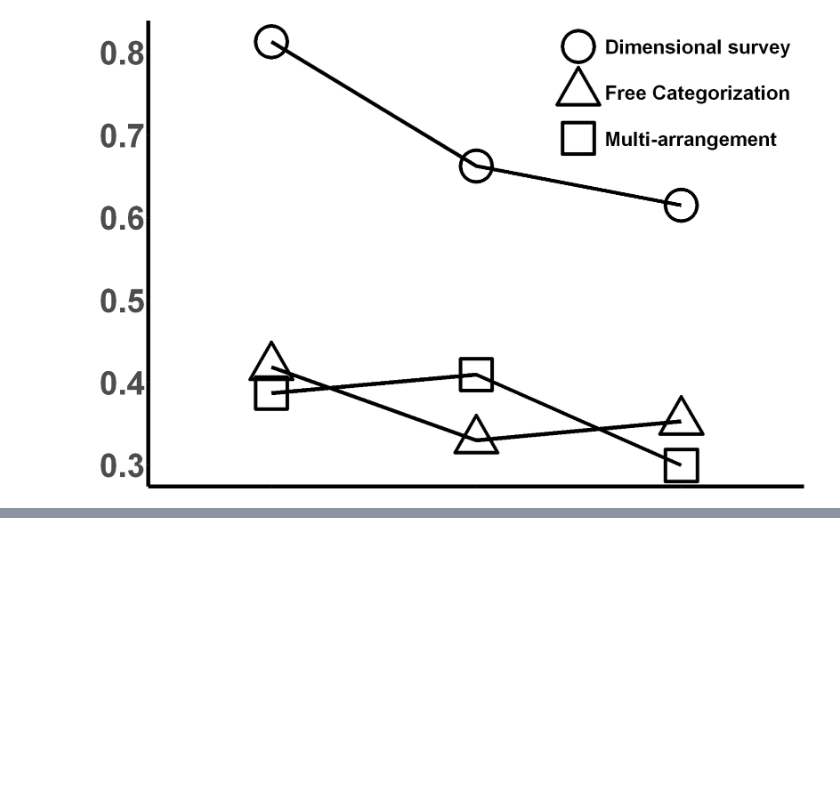
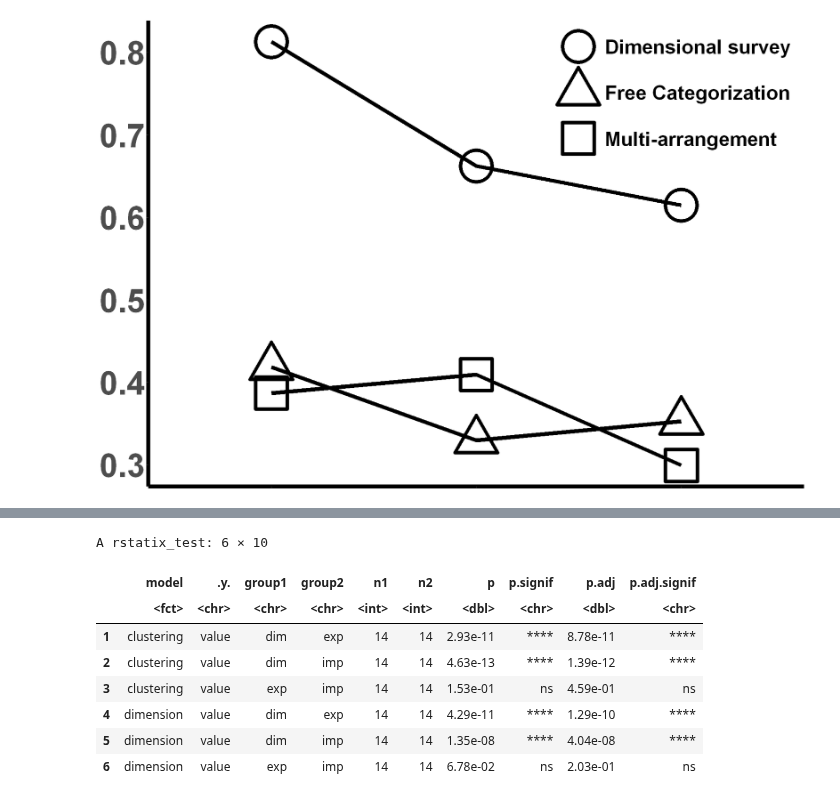
Before and after one commit to BNU-Wang-MSN-Lab/FAVEE-HPP, a Jupyter notebook: Study2/LoocvModelCompare/Task comparison.ipynb, the cells around one changed output, grey strips where cells are left out. Drawn from its saved outputs; the diff is of its cells as text; code cells hidden in the pictures; blank space fills up the shorter version.

```diff
--- a/Study2/LoocvModelCompare/Task comparison.ipynb
+++ b/Study2/LoocvModelCompare/Task comparison.ipynb
@@ -79,0 +82,30 @@ png
+# %%
+dimension_model_loocv = read.csv('../output_data/model_comparison/LOOCV/dimension_model_loocv.csv',row.names=1)
+colnames(dimension_model_loocv) = c('dimension_exp','dimension_imp','dimension_dim')
+
+clustering_loocv = read.csv('../output_data/model_comparison/LOOCV/clustering_model_loocv.csv',row.names=1)
+clustering_model_loocv = clustering_loocv[,c('exp','imp','dim_umap')]
+colnames(clustering_model_loocv) = c('clustering_exp','clustering_imp','clustering_dim_umap')
+# %%
+task_compare_anova = cbind(dimension_model_loocv,clustering_model_loocv)
+task_compare_anova = FisherZ(task_compare_anova) # Z-score
+task_compare_anova$'sub' = rownames(task_compare_anova)
+task_compare_anova_melt = melt(task_compare_anova, id.vars='sub')
+task_compare_anova_melt = task_compare_anova_melt %>%
+                           mutate('task'=case_when(variable=='dimension_exp'~'exp',
+                                                   variable=='dimension_imp'~'imp',
+                                                   variable=='dimension_dim'~'dim',
+                                                   variable=='clustering_exp'~'exp',
+                                                   variable=='clustering_imp'~'imp',
+                                                   variable=='clustering_dim_umap'~'dim'))
+task_compare_anova_melt = task_compare_anova_melt %>%
+                          mutate('model'=case_when(variable=='dimension_exp'~'dimension',
+                                                   variable=='dimension_imp'~'dimension',
+                                                   variable=='dimension_dim'~'dimension',
+                                                   variable=='clustering_exp'~'clustering',
+                                                   variable=='clustering_imp'~'clustering',
+                                                   variable=='clustering_dim_umap'~'clustering'))
+# %%
+task_compare_anova_melt = task_compare_anova_melt %>%
+                          convert_as_factor(sub, task, model)
+head(task_compare_anova_melt)
@@ -79,0 +134,16 @@ png
+# %%
+# Post hoc
+pwc <- task_compare_anova_melt %>%
+  group_by(model) %>%
+  pairwise_t_test(value ~ task, p.adjust.method = "bonferroni",paired=FALSE)
+pwc
+# %% [output]
+A rstatix_test: 6 × 10
+|  | model | .y. | group1 | group2 | n1 | n2 | p | p.signif | p.adj | p.adj.signif |
+|  | <fct> | <chr> | <chr> | <chr> | <int> | <int> | <dbl> | <chr> | <dbl> | <chr> |
+| 1 | clustering | value | dim | exp | 14 | 14 | 2.93e-11 | **** | 8.78e-11 | **** |
+| 2 | clustering | value | dim | imp | 14 | 14 | 4.63e-13 | **** | 1.39e-12 | **** |
+| 3 | clustering | value | exp | imp | 14 | 14 | 1.53e-01 | ns | 4.59e-01 | ns |
+| 4 | dimension | value | dim | exp | 14 | 14 | 4.29e-11 | **** | 1.29e-10 | **** |
+| 5 | dimension | value | dim | imp | 14 | 14 | 1.35e-08 | **** | 4.04e-08 | **** |
+| 6 | dimension | value | exp | imp | 14 | 14 | 6.78e-02 | ns | 2.03e-01 | ns |
```
Also changed, not shown: parts of 4 cells of this notebook.
